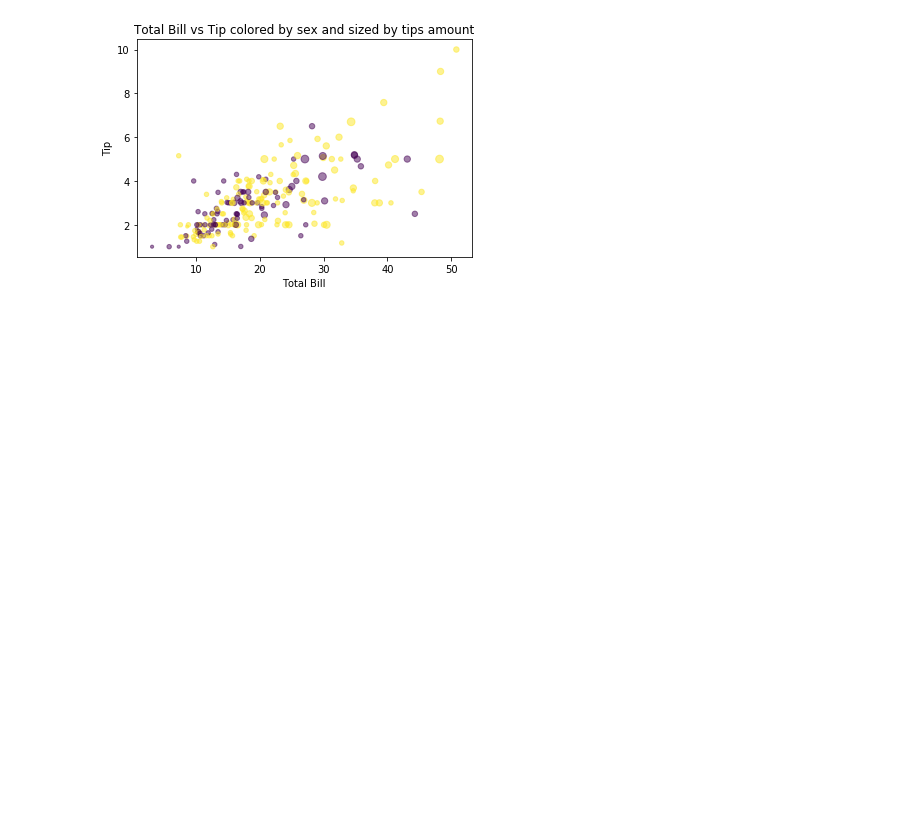
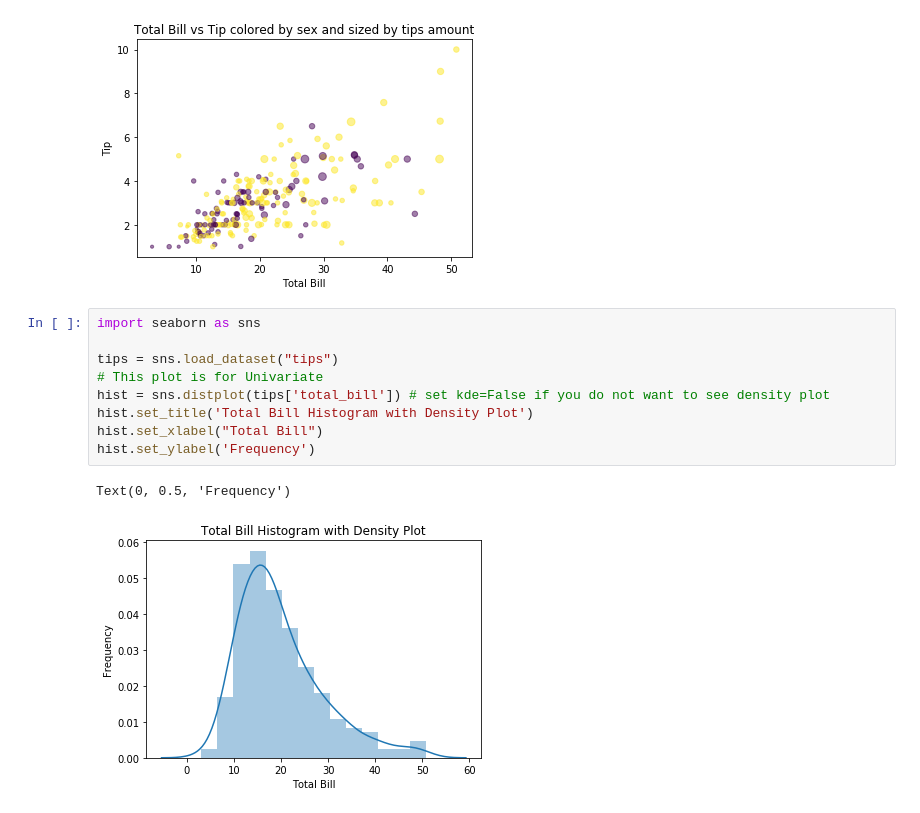
Before and after one commit to MohammadAliAfsahi/Python_Pandas_Library, a Jupyter notebook: Panadas.ipynb, the cells around one changed output. Cells and saved outputs as stored; diff of their text form; blank space fills up the shorter version.

```diff
--- a/Panadas.ipynb
+++ b/Panadas.ipynb
@@ -588,3 +588,15 @@ axes4.set_ylabel('Tip')
 scatter_plot2.show()
 # %% [output]
 [figure]
+# %%
+import seaborn as sns
+
+tips = sns.load_dataset("tips")
+# This plot is for Univariate
+hist = sns.distplot(tips['total_bill']) # set kde=False if you do not want to see density plot
+hist.set_title('Total Bill Histogram with Density Plot')
+hist.set_xlabel("Total Bill")
+hist.set_ylabel('Frequency')
+# %% [output]
+Text(0, 0.5, 'Frequency')
+[figure, added]
```
Also changed, not shown: parts of 15 cells of this notebook.
